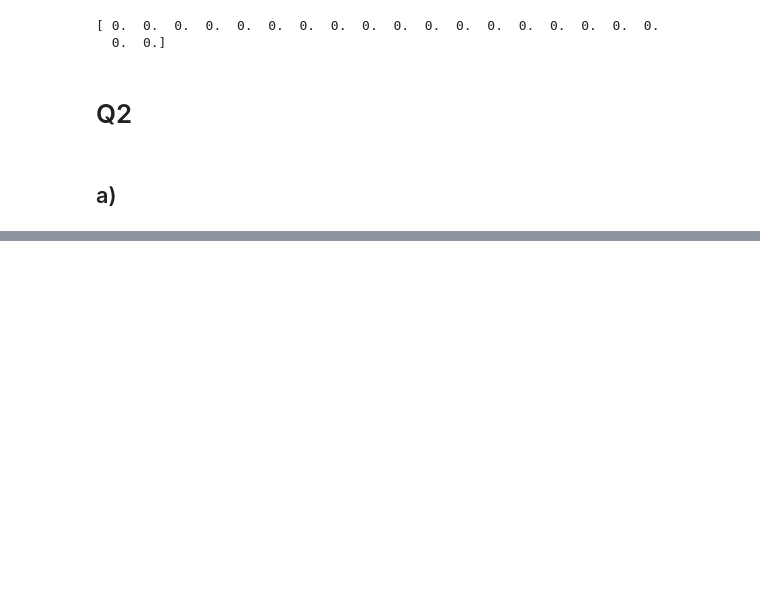
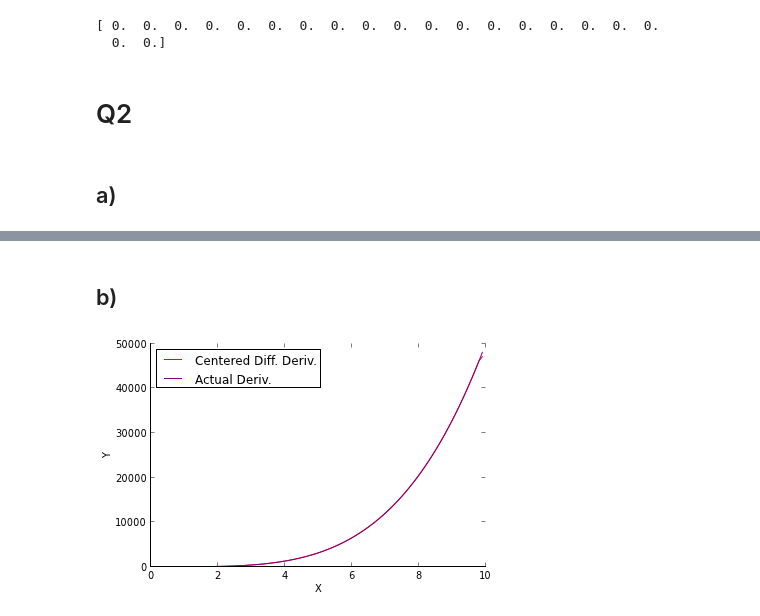
Before and after one commit to jeziegle/PHYS202-S13, a Jupyter notebook: Week4/InterpAndDiffEx3.ipynb, the cells around one changed output, grey strips where cells are left out. Saved outputs shown, nothing was run; the diff lists cells and outputs as text; code cells hidden in the pictures; blank space fills up the shorter version.

```diff
--- a/Week4/InterpAndDiffEx3.ipynb
+++ b/Week4/InterpAndDiffEx3.ipynb
@@ -48,0 +89,29 @@ print Temp(3.0)
+# %%
+def finiteDifference(x, y):
+    """take a numerical derivative of y with respect to x"""
+    dydxCenter = zeros(y.shape,float)
+    dydxCenter[1:-1] = (y[2:]-y[:-2])/(x[2:]-x[:-2])
+    dydxCenter[0] = (y[1]-y[0])/(x[1]-x[0])
+    dydxCenter[-1] = (y[-1]-y[-2])/(x[-1]-x[-2])
+    return dydxCenter
+# %% [markdown]
+b)
+-
+# %%
+x = arange(0, 10, .1)
+y = x**5
+dydx = finiteDifference(x, y)
+dydxReal = 5*x**4
+plot(x, dydx, 'r', label =  "Centered Diff. Deriv.")
+#Check check 1, 2
+plot(x, dydxReal, color = 'purple', label = "Actual Deriv.")
+xlabel("X")
+ylabel("Y")
+legend(loc = 'upper left')
+ax = gca()
+ax.spines['right'].set_color('none')
+ax.spines['top'].set_color('none')
+show()
+#The centered difference estimation looks sooper close to the actual derivative
+# %% [output]
+[figure, added]
```
Also changed, not shown: parts of 19 cells of this notebook.
